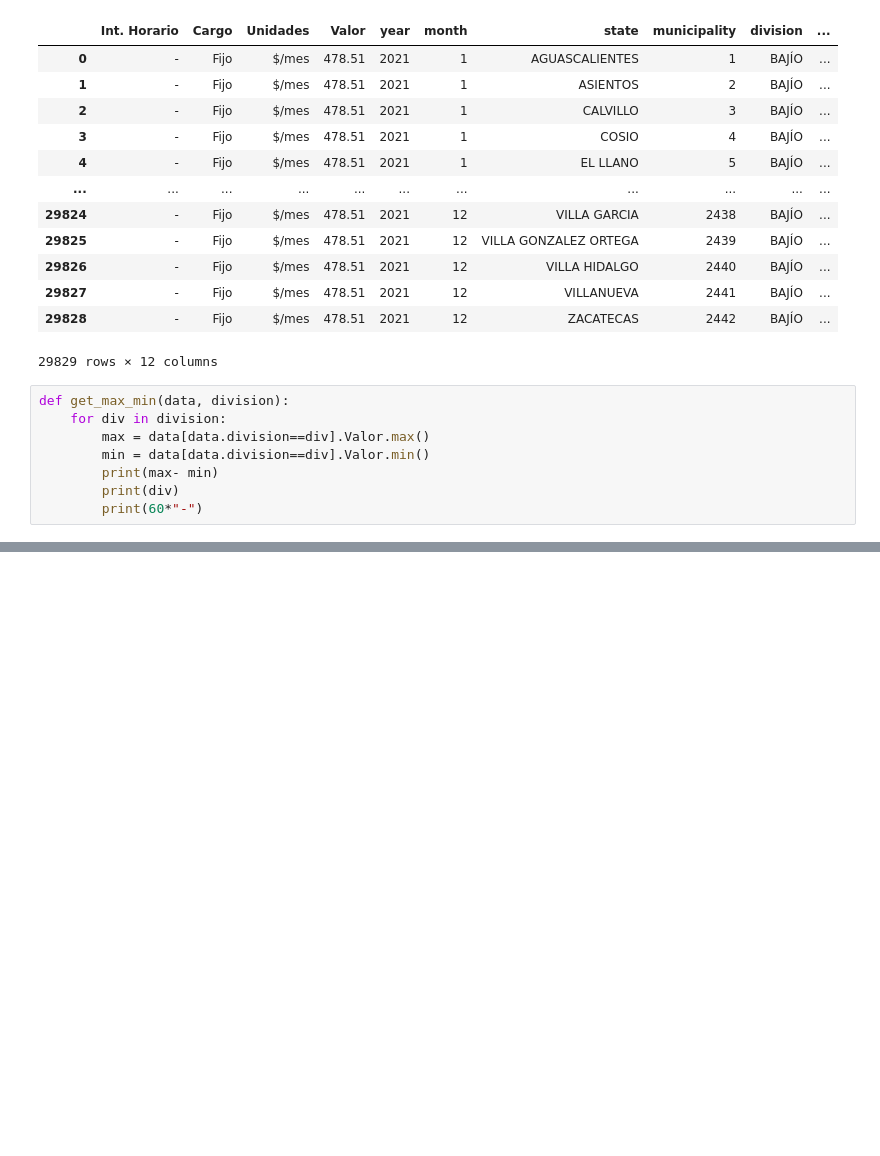
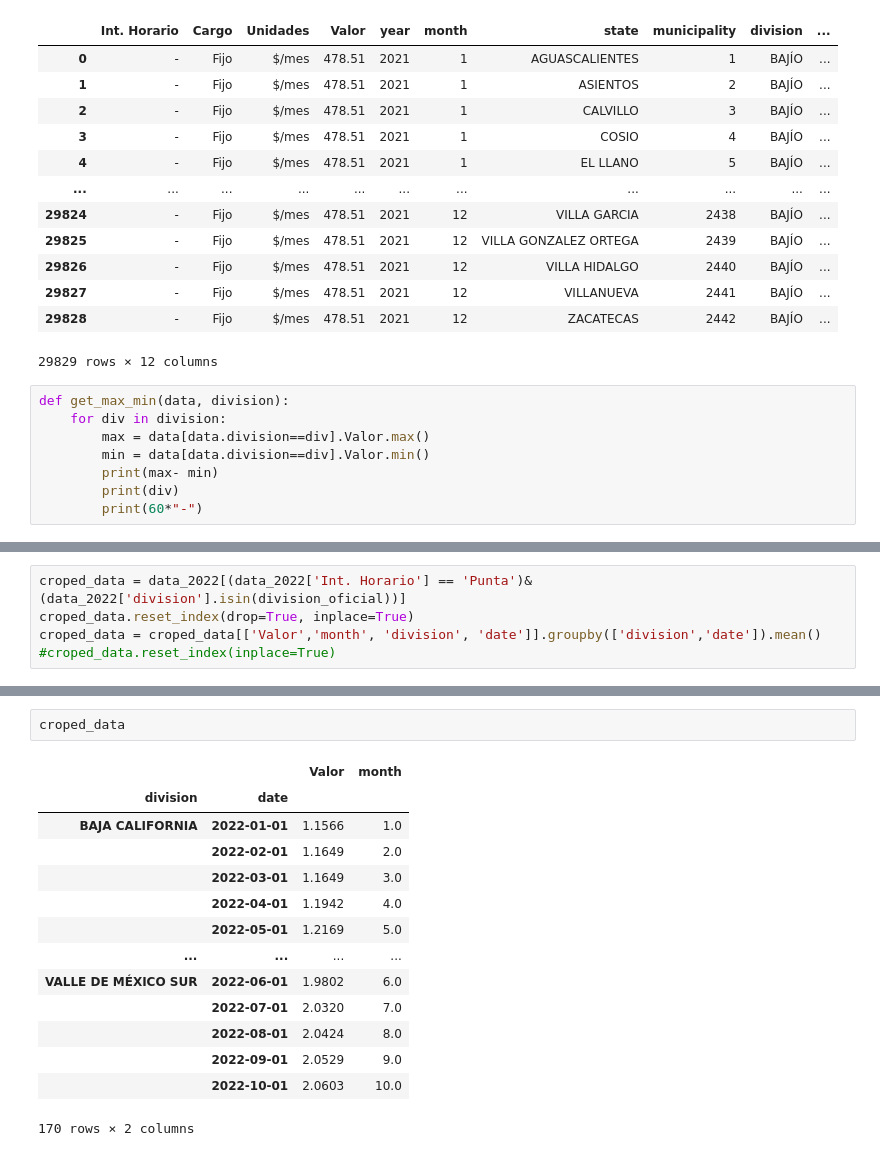
Before and after one commit to Pedri0/CFE_scraping_EDA, a Jupyter notebook: EDA.ipynb, the cells around one changed output, grey strips where cells are left out. Cells and saved outputs as stored; diff of their text form; blank space fills up the shorter version.

```diff
--- a/EDA.ipynb
+++ b/EDA.ipynb
@@ -428,0 +318,5 @@ data[(data.estado=='zacatecas')&(data['Int. Horario']=='Base')].groupby('divisio
+# %%
+croped_data = data_2022[(data_2022['Int. Horario'] == 'Punta')&(data_2022['division'].isin(division_oficial))]
+croped_data.reset_index(drop=True, inplace=True)
+croped_data = croped_data[['Valor','month', 'division', 'date']].groupby(['division','date']).mean()
+#croped_data.reset_index(inplace=True)
@@ -428,0 +329,17 @@ data[(data.estado=='zacatecas')&(data['Int. Horario']=='Base')].groupby('divisio
+# %%
+croped_data
+# %% [output]
+|  |  | Valor | month |
+| division | date |  |  |
+| BAJA CALIFORNIA | 2022-01-01 | 1.1566 | 1.0 |
+|  | 2022-02-01 | 1.1649 | 2.0 |
+|  | 2022-03-01 | 1.1649 | 3.0 |
+|  | 2022-04-01 | 1.1942 | 4.0 |
+|  | 2022-05-01 | 1.2169 | 5.0 |
+| ... | ... | ... | ... |
+| VALLE DE MÉXICO SUR | 2022-06-01 | 1.9802 | 6.0 |
+|  | 2022-07-01 | 2.0320 | 7.0 |
+|  | 2022-08-01 | 2.0424 | 8.0 |
+|  | 2022-09-01 | 2.0529 | 9.0 |
+|  | 2022-10-01 | 2.0603 | 10.0 |
+170 rows × 2 columns
```
Also changed, not shown: parts of 50 cells of this notebook, 1 other file.
